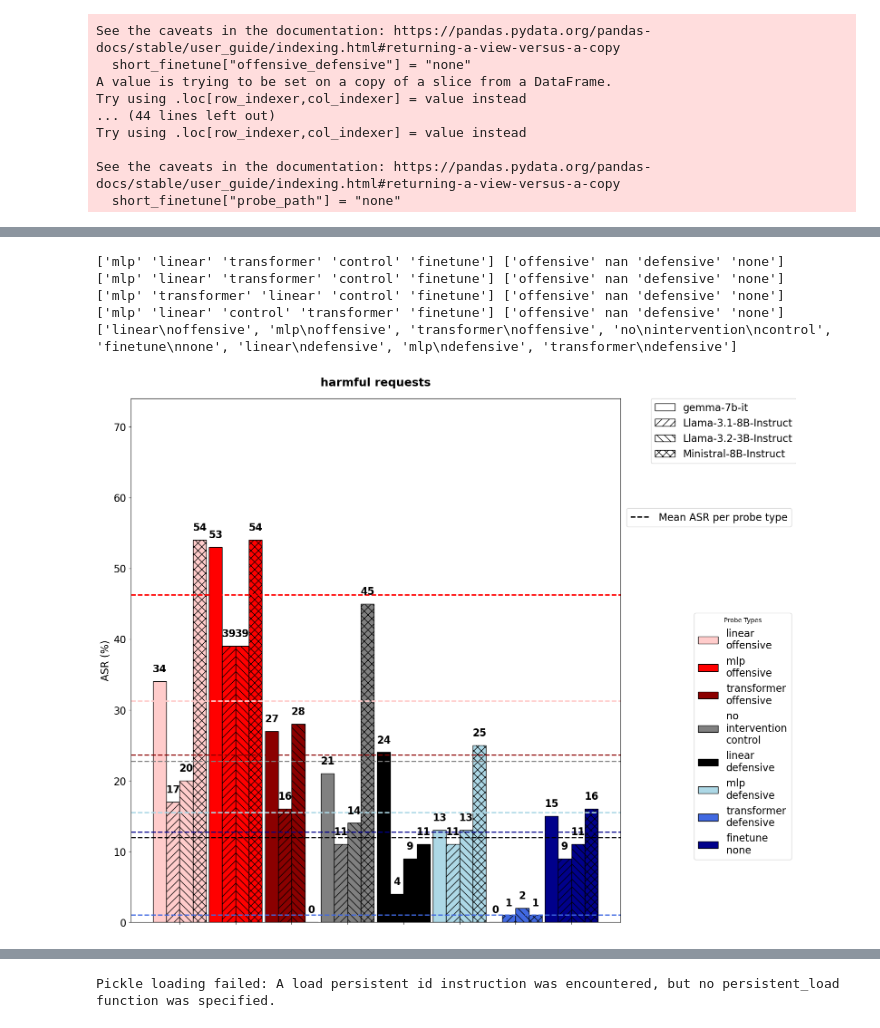
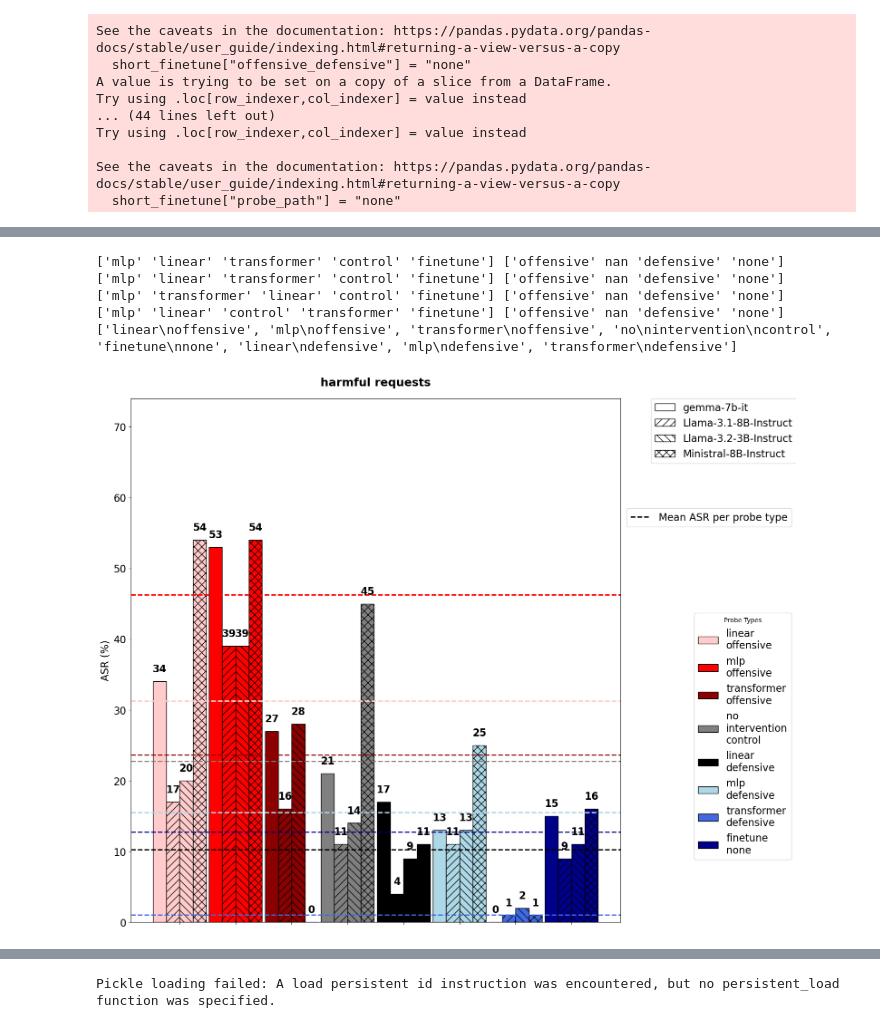
Before and after one commit to NLie2/what_features_jailbreak_LLMs, a Jupyter notebook: analysis/notebooks/4.1_causal_intervention.ipynb, the cells around one changed output, grey strips where cells are left out. Cells and saved outputs as stored; diff of their text form; code cells hidden in the pictures.

Commit message:
rerun for single layer probes

```diff
--- a/analysis/notebooks/4.1_causal_intervention.ipynb
+++ b/analysis/notebooks/4.1_causal_intervention.ipynb
@@ -20,14 +20,12 @@ from analysis.causal import *
 # %%
 model_name = ["gemma-7b-it", "Llama-3.1-8B-Instruct", "Llama-3.2-3B-Instruct", "Ministral-8B-Instruct"][3]
 
-import pandas as pd
-
 request_type = ["harmful", "harmless", "haize"][0]
 
-single = ["single", "multilayer"][1]
-
+single = ["single", "multilayer"][0]
+publication = ["public1","public_2"][1]
 # df = pd.read_csv(f"/data/nathalie_maria_kirch/ERA_Fellowship/datasets/{model_name}/causal_intervention_parameters_with_capability_aggregated.csv")
 
-df = pd.read_csv(f"/data/nathalie_maria_kirch/ERA_Fellowship/datasets/public_2/Ministral-8B-Instruct/intervention/causal_intervention_parameters_with_capability_multilayer.csv")
+df = pd.read_csv(f"/data/nathalie_maria_kirch/ERA_Fellowship/datasets/{publication}/{model_name}/intervention/causal_intervention_parameters_with_capability_{single}.csv")
 # make new column that merges strings in "probe_type" and offensive defensive columns
 df["probe_type_offensive_defensive"] = df["probe_type"] + "_" + df["offensive_defensive"]
@@ -165,7 +165,7 @@ models = ["gemma-7b-it", "Llama-3.1-8B-Instruct", "Llama-3.2-3B-Instruct", "Mini
 dfs = []
 for model_name in models:
         print(f"\nProcessing model: {model_name}")
-        df = pd.read_csv(f"/data/nathalie_maria_kirch/ERA_Fellowship/datasets/public_2/{model_name}/intervention/causal_intervention_parameters_with_capability_multilayer.csv")
+        df = pd.read_csv(f"/data/nathalie_maria_kirch/ERA_Fellowship/datasets/{publication}/{model_name}/intervention/causal_intervention_parameters_with_capability_{single}.csv")
 
         # Convert is_best_config to string and clean it
         df['is_best_config'] = df['is_best_config'].astype(str)
@@ -233,7 +233,7 @@ df
 | 61 | 16 | Ministral-8B-Instruct | transformer | defensive | 40.0 | 0.050 | 0.633813 | /data/nathalie_maria_kirch/ERA_Fe... | ... |
 | 19 | 1 | Ministral-8B-Instruct | mlp | defensive | 30.0 | 0.025 | 0.639225 | /data/nathalie_maria_kirch/ERA_Fe... | ... |
 # %%
-finetuning_df  = pd.read_csv("/data/nathalie_maria_kirch/ERA_Fellowship/datasets/public_2/finetuned-results.csv")
+finetuning_df  = pd.read_csv(f"/data/nathalie_maria_kirch/ERA_Fellowship/datasets/{publication}/finetuned_results.csv")
 finetuning_df
 # %% [output]
 |  | model | baseline_ASR | baseline_MMLU | finetuned_ASR | finetuned_MMLU | finetune_name | notes |
@@ -479,35 +479,35 @@ def plot_multi_model_asr(dfs, model_names, title, color_dict, savepath=None):
     ax.add_artist(first_legend)
 
     second_legend = ax.legend(mean_handle, mean_label,
         bbox_to_anchor=(1.36, 0.8),
         loc='upper right',
         fontsize=16)
     ax.add_artist(second_legend)
 
     ax.legend(probe_handles, probe_labels,
         title='Probe Types',
         fontsize=16,
         bbox_to_anchor=(1.36, 0.6),
         loc='upper right',
         ncol=1)
 
     plt.subplots_adjust(right=0.8)  # Increased space on right
 
     # create parent directory if it doesn't exist
     os.makedirs(os.path.dirname(savepath), exist_ok=True)
     plt.savefig(savepath, bbox_inches='tight', format='pdf')
 
 
     plt.show()
 
-plot_multi_model_asr(dfs, models, f"harmful requests", color_dict, savepath=f"/data/nathalie_maria_kirch/ERA_Fellowship/images/public_2/causal/causal_comparison_{single}.pdf")
+plot_multi_model_asr(dfs, models, f"harmful requests", color_dict, savepath=f"/data/nathalie_maria_kirch/ERA_Fellowship/images/{publication}/causal/causal_comparison_{single}.pdf")
 # %% [output]
 ['mlp' 'linear' 'transformer' 'control' 'finetune'] ['offensive' nan 'defensive' 'none']
 ['mlp' 'linear' 'transformer' 'control' 'finetune'] ['offensive' nan 'defensive' 'none']
 ['mlp' 'transformer' 'linear' 'control' 'finetune'] ['offensive' nan 'defensive' 'none']
 ['mlp' 'linear' 'control' 'transformer' 'finetune'] ['offensive' nan 'defensive' 'none']
 ['linear\noffensive', 'mlp\noffensive', 'transformer\noffensive', 'no\nintervention\ncontrol', 'finetune\nnone', 'linear\ndefensive', 'mlp\ndefensive', 'transformer\ndefensive']
-[figure, old version]
+[figure, new version]
 # %%
 from matplotlib.patches import Patch
 
```
Also changed, not shown: parts of 5 cells of this notebook, 7 other files.
